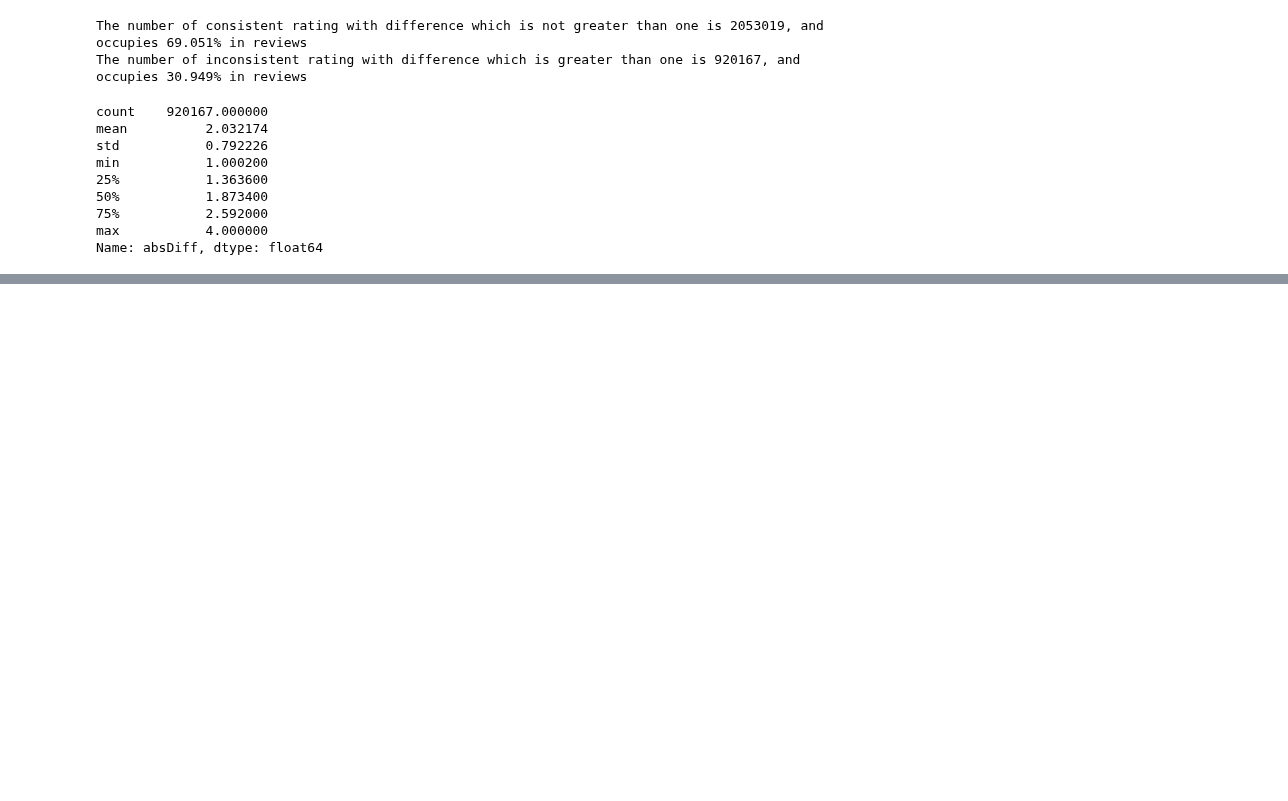
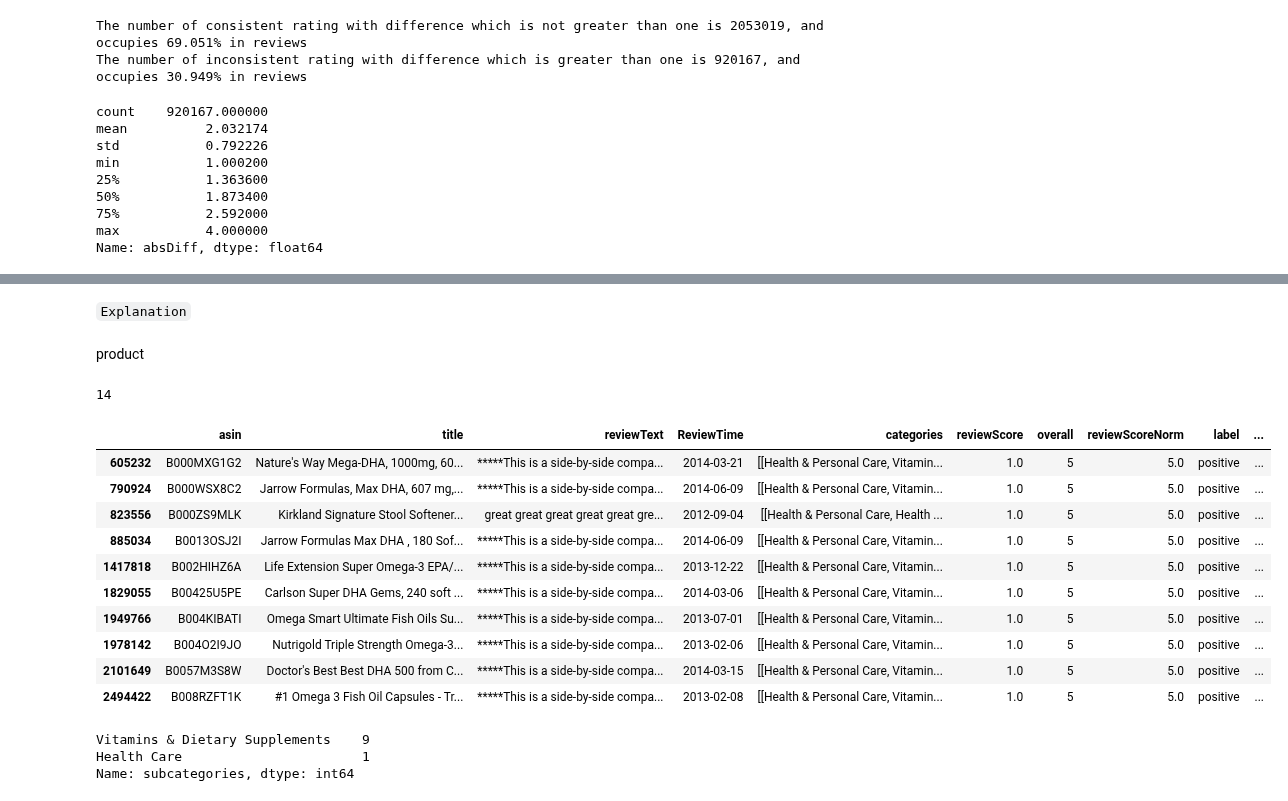
Before and after one commit to epfl-ada-2018/ada007project, a Jupyter notebook: Review Sentiment Analysis.ipynb, the cells around one changed output, grey strips where cells are left out. Drawn from its saved outputs; the diff is of its cells as text; code cells hidden in the pictures; blank space fills up the shorter version.

```diff
--- a/Review Sentiment Analysis.ipynb
+++ b/Review Sentiment Analysis.ipynb
@@ -315,0 +366,31 @@ Name: absDiff, dtype: float64
+# %% [markdown]
+``Explanation``
+# %% [markdown]
+product
+# %%
+top10_product = df_product_review.sort_values(by=["reviewScoreNorm","overall"],ascending=False).head(10)
+# %%
+len(df_product_review[(df_product_review["reviewScoreNorm"]==5.0) & (df_product_review["overall"]==5.0)])
+# %% [output]
+14
+# %%
+top10_product
+# %% [output]
+|  | asin | title | reviewText | ReviewTime | categories | reviewScore | overall | reviewScoreNorm | label | ... |
+| 605232 | B000MXG1G2 | Nature's Way Mega-DHA, 1000mg, 60... | *****This is a side-by-side compa... | 2014-03-21 | [[Health & Personal Care, Vitamin... | 1.0 | 5 | 5.0 | positive | ... |
+| 790924 | B000WSX8C2 | Jarrow Formulas, Max DHA, 607 mg,... | *****This is a side-by-side compa... | 2014-06-09 | [[Health & Personal Care, Vitamin... | 1.0 | 5 | 5.0 | positive | ... |
+| 823556 | B000ZS9MLK | Kirkland Signature Stool Softener... | great great great great great gre... | 2012-09-04 | [[Health & Personal Care, Health ... | 1.0 | 5 | 5.0 | positive | ... |
+| 885034 | B0013OSJ2I | Jarrow Formulas Max DHA , 180 Sof... | *****This is a side-by-side compa... | 2014-06-09 | [[Health & Personal Care, Vitamin... | 1.0 | 5 | 5.0 | positive | ... |
+| 1417818 | B002HIHZ6A | Life Extension Super Omega-3 EPA/... | *****This is a side-by-side compa... | 2013-12-22 | [[Health & Personal Care, Vitamin... | 1.0 | 5 | 5.0 | positive | ... |
+| 1829055 | B00425U5PE | Carlson Super DHA Gems, 240 soft ... | *****This is a side-by-side compa... | 2014-03-06 | [[Health & Personal Care, Vitamin... | 1.0 | 5 | 5.0 | positive | ... |
+| 1949766 | B004KIBATI | Omega Smart Ultimate Fish Oils Su... | *****This is a side-by-side compa... | 2013-07-01 | [[Health & Personal Care, Vitamin... | 1.0 | 5 | 5.0 | positive | ... |
+| 1978142 | B004O2I9JO | Nutrigold Triple Strength Omega-3... | *****This is a side-by-side compa... | 2013-02-06 | [[Health & Personal Care, Vitamin... | 1.0 | 5 | 5.0 | positive | ... |
+| 2101649 | B0057M3S8W | Doctor's Best Best DHA 500 from C... | *****This is a side-by-side compa... | 2014-03-15 | [[Health & Personal Care, Vitamin... | 1.0 | 5 | 5.0 | positive | ... |
+| 2494422 | B008RZFT1K | #1 Omega 3 Fish Oil Capsules - Tr... | *****This is a side-by-side compa... | 2013-02-08 | [[Health & Personal Care, Vitamin... | 1.0 | 5 | 5.0 | positive | ... |
+# %%
+top10_product["subcategories"] = top10_product["categories"].apply(lambda x:find_subcat(x))
+top10_product["subcategories"].value_counts()
+# %% [output]
+Vitamins & Dietary Supplements    9
+Health Care                       1
+Name: subcategories, dtype: int64
```
Also changed, not shown: parts of 26 cells of this notebook.
